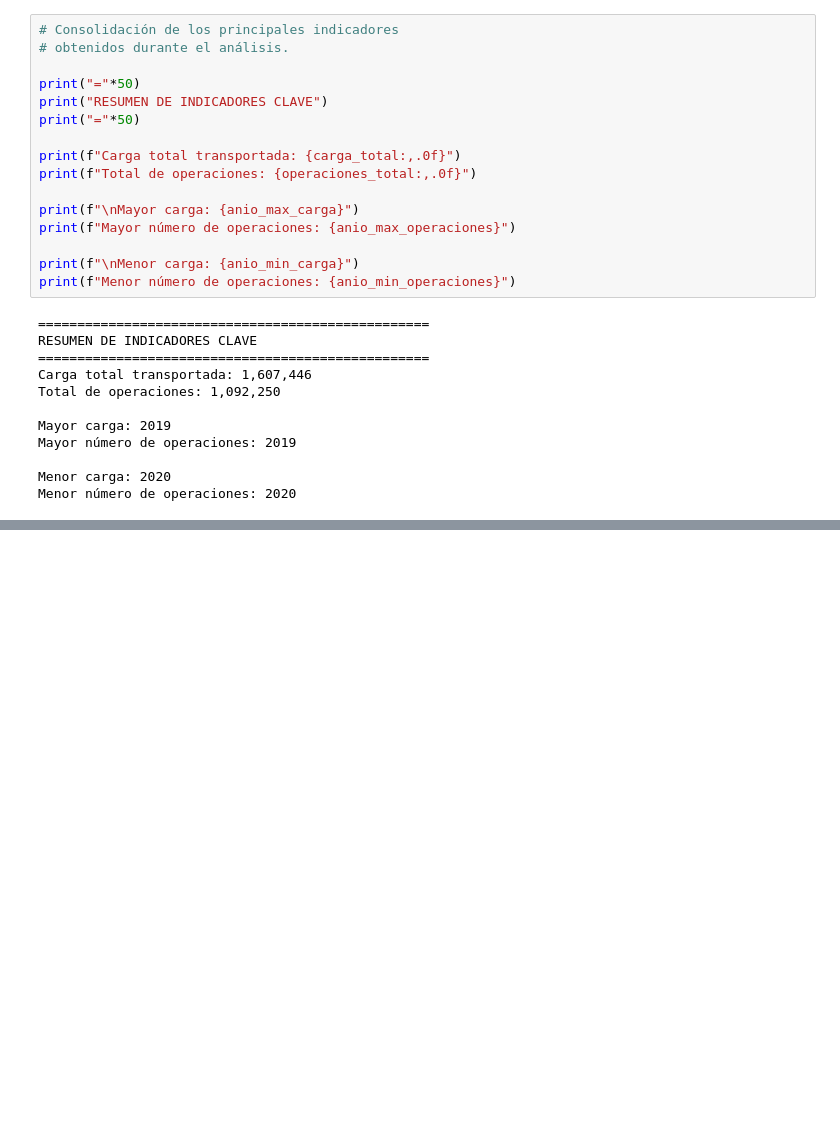
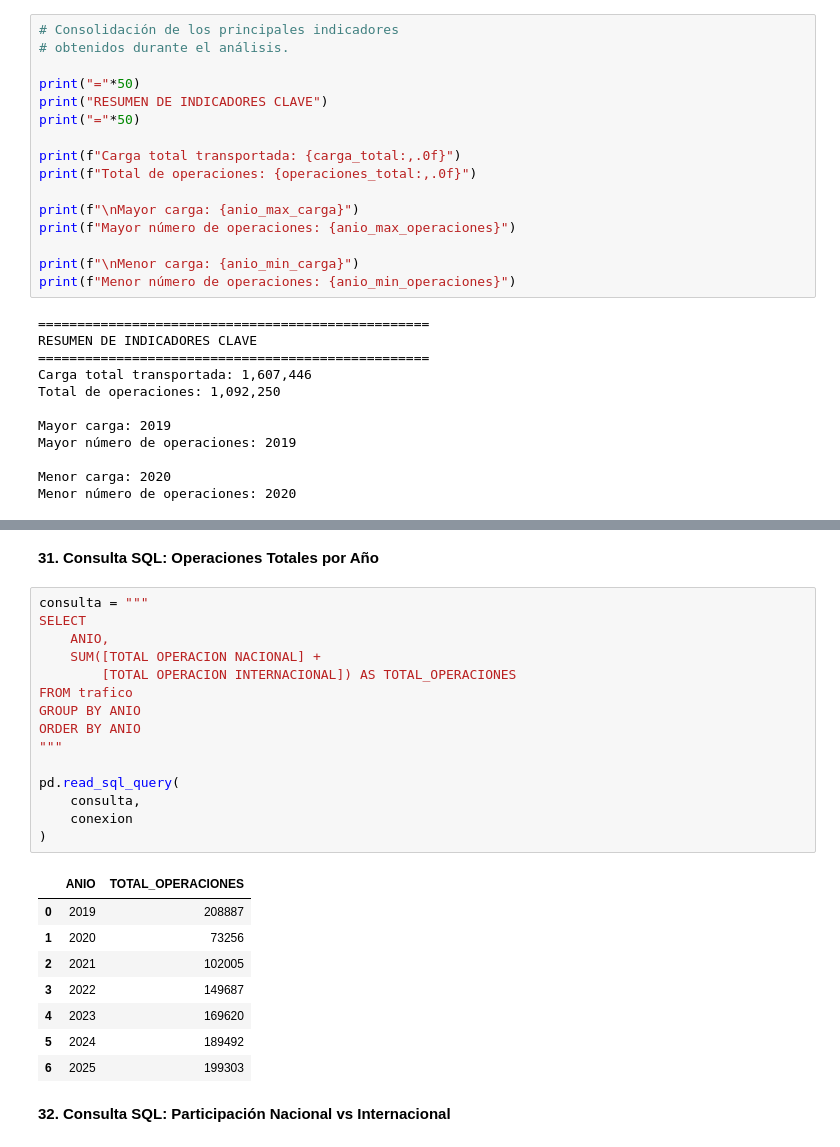
Before and after one commit to AlexisPerezCordero/Analisis-Trafico-Aereo-Jorge-Chavez, a Jupyter notebook: Analisis_Trafico_Aereo.ipynb, the cells around one changed output, grey strips where cells are left out. Drawn from its saved outputs; the diff is of its cells as text; blank space fills up the shorter version.

```diff
--- a/Analisis_Trafico_Aereo.ipynb
+++ b/Analisis_Trafico_Aereo.ipynb
@@ -676,0 +723,28 @@ Menor número de operaciones: 2020
+# %% [markdown]
+**31. Consulta SQL: Operaciones Totales por Año**
+# %%
+consulta = """
+SELECT
+    ANIO,
+    SUM([TOTAL OPERACION NACIONAL] +
+        [TOTAL OPERACION INTERNACIONAL]) AS TOTAL_OPERACIONES
+FROM trafico
+GROUP BY ANIO
+ORDER BY ANIO
+"""
+
+pd.read_sql_query(
+    consulta,
+    conexion
+)
+# %% [output]
+|  | ANIO | TOTAL_OPERACIONES |
+| 0 | 2019 | 208887 |
+| 1 | 2020 | 73256 |
+| 2 | 2021 | 102005 |
+| 3 | 2022 | 149687 |
+| 4 | 2023 | 169620 |
+| 5 | 2024 | 189492 |
+| 6 | 2025 | 199303 |
+# %% [markdown]
+**32. Consulta SQL: Participación Nacional vs Internacional**
```
Also changed, not shown: parts of 6 cells of this notebook.
